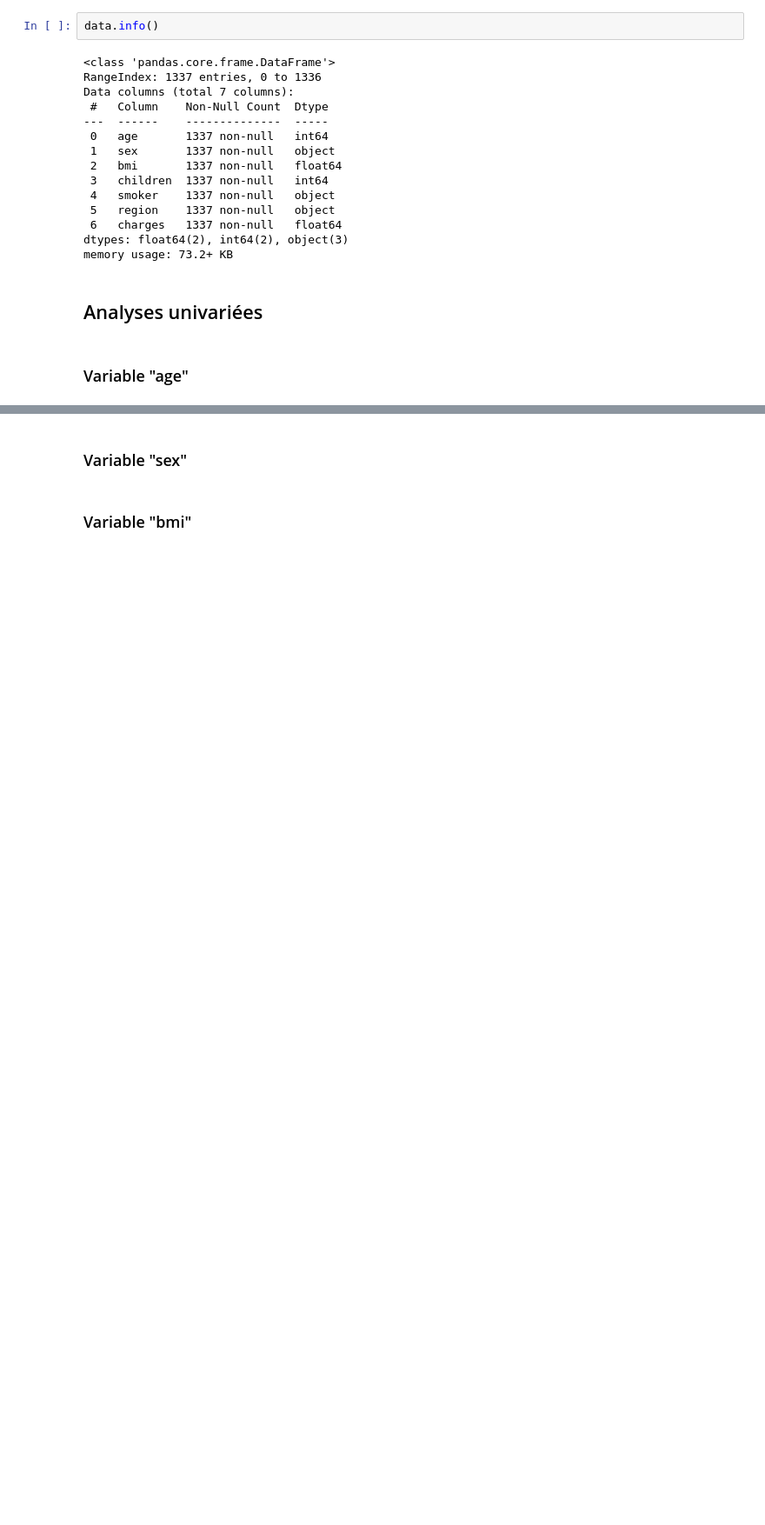
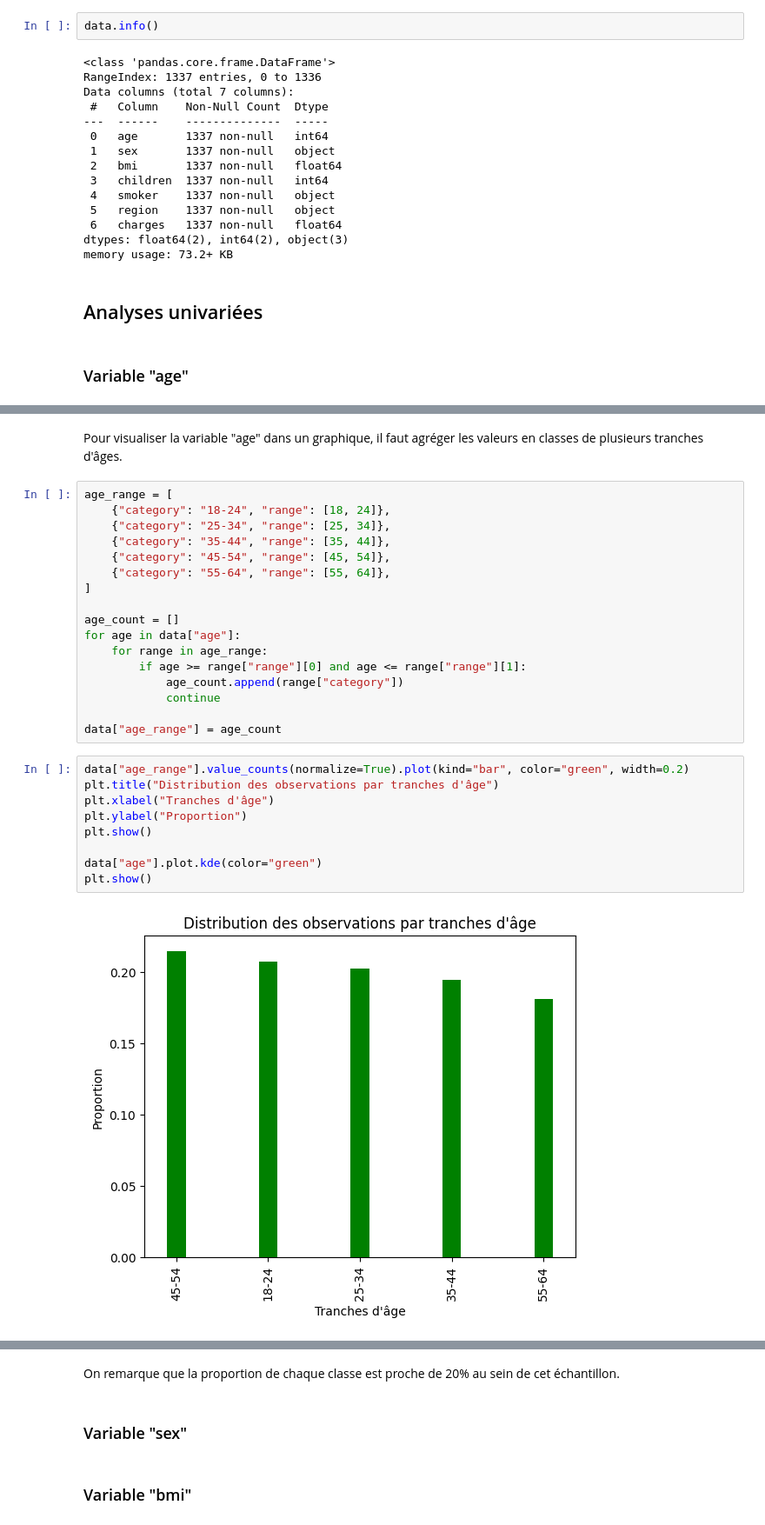
Before and after one commit to Jakimpact/prime-assurance-ia, a Jupyter notebook: analyse.ipynb, the cells around one changed output, grey strips where cells are left out. Shown: that part at 87% size. Drawn from its saved outputs; the diff is of its cells as text; blank space fills up the shorter version.

```diff
--- a/analyse.ipynb
+++ b/analyse.ipynb
@@ -35,0 +48,30 @@ memory usage: 73.2+ KB
+# %% [markdown]
+Pour visualiser la variable "age" dans un graphique, il faut agréger les valeurs en classes de plusieurs tranches d'âges.
+# %%
+age_range = [
+    {"category": "18-24", "range": [18, 24]},
+    {"category": "25-34", "range": [25, 34]},
+    {"category": "35-44", "range": [35, 44]},
+    {"category": "45-54", "range": [45, 54]},
+    {"category": "55-64", "range": [55, 64]},
+]
+
+age_count = []
+for age in data["age"]:
+    for range in age_range:
+        if age >= range["range"][0] and age <= range["range"][1]:
+            age_count.append(range["category"])
+            continue
+
+data["age_range"] = age_count
+# %%
+data["age_range"].value_counts(normalize=True).plot(kind="bar", color="green", width=0.2)
+plt.title("Distribution des observations par tranches d'âge")
+plt.xlabel("Tranches d'âge")
+plt.ylabel("Proportion")
+plt.show()
+
+data["age"].plot.kde(color="green")
+plt.show()
+# %% [output]
+[figure, added]
@@ -36,3 +79,5 @@ memory usage: 73.2+ KB
+# %% [markdown]
+On remarque que la proportion de chaque classe est proche de 20% au sein de cet échantillon.
 # %% [markdown]
 ### Variable "sex"
 # %% [markdown]
```
Also changed, not shown: parts of 25 cells of this notebook, 1 other file.
